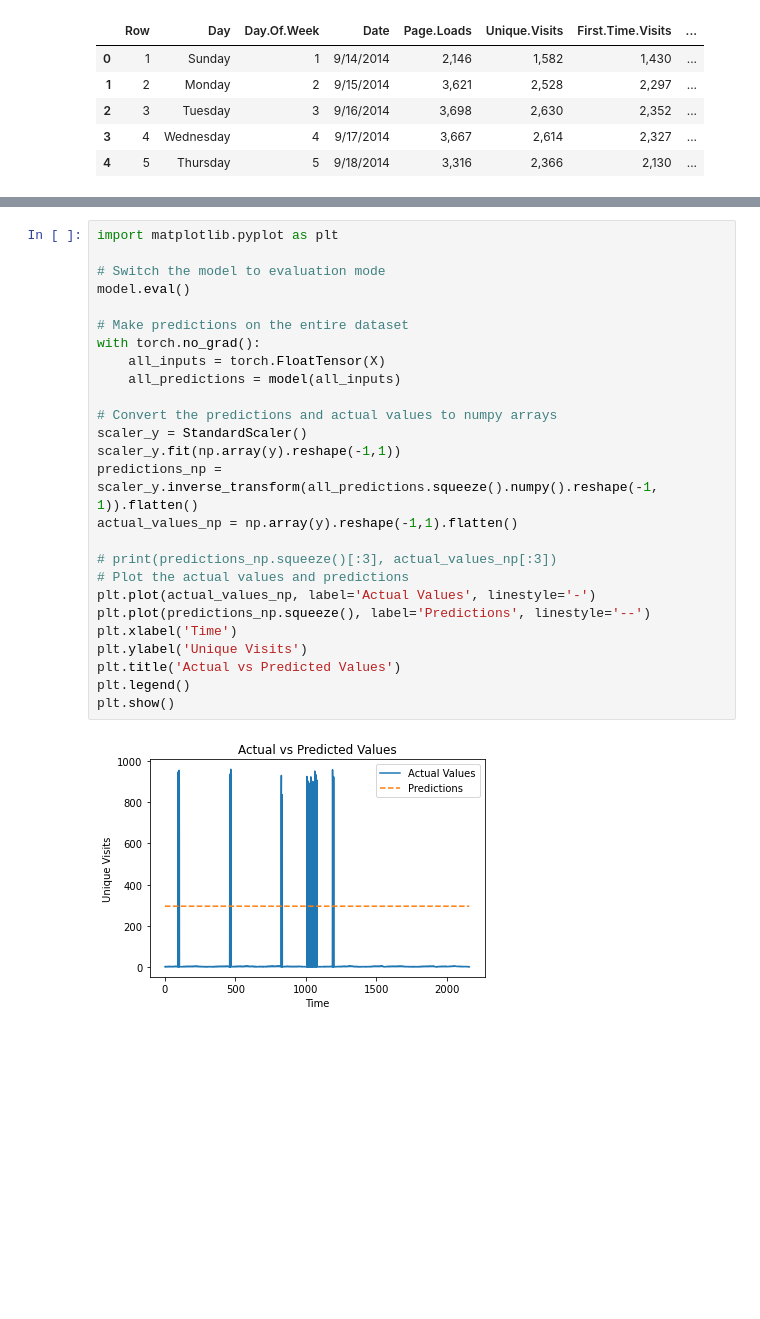
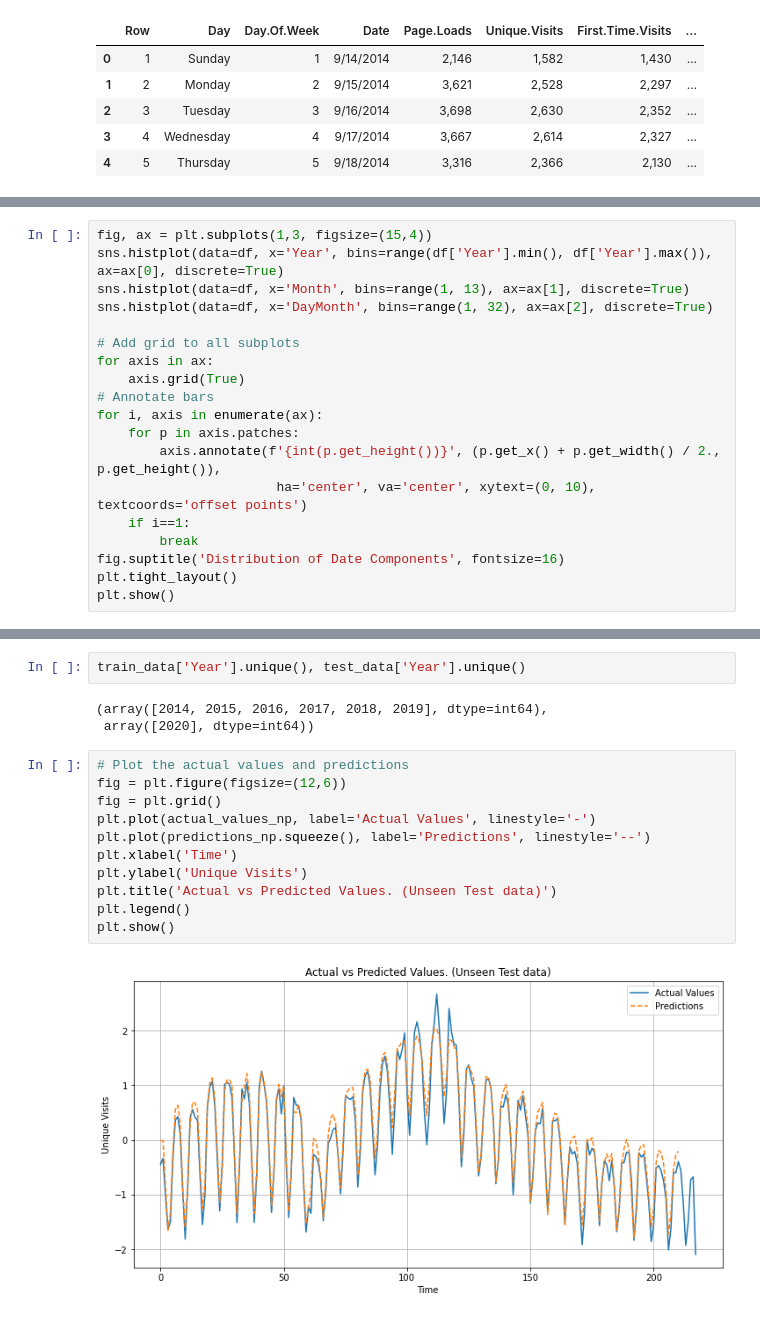
Before and after one commit to Saur9315/WebsiteVisitsAnalysis, a Jupyter notebook: notebooks/main.ipynb, the cells around one changed output, grey strips where cells are left out. Saved outputs shown, nothing was run; the diff lists cells and outputs as text; blank space fills up the shorter version.

```diff
--- a/notebooks/main.ipynb
+++ b/notebooks/main.ipynb
@@ -36,0 +60,19 @@ df.head()
+# %%
+fig, ax = plt.subplots(1,3, figsize=(15,4))
+sns.histplot(data=df, x='Year', bins=range(df['Year'].min(), df['Year'].max()), ax=ax[0], discrete=True)
+sns.histplot(data=df, x='Month', bins=range(1, 13), ax=ax[1], discrete=True)
+sns.histplot(data=df, x='DayMonth', bins=range(1, 32), ax=ax[2], discrete=True)
+
+# Add grid to all subplots
+for axis in ax:
+    axis.grid(True)
+# Annotate bars
+for i, axis in enumerate(ax):
+    for p in axis.patches:
+        axis.annotate(f'{int(p.get_height())}', (p.get_x() + p.get_width() / 2., p.get_height()),
+                       ha='center', va='center', xytext=(0, 10), textcoords='offset points')
+    if i==1:
+        break
+fig.suptitle('Distribution of Date Components', fontsize=16)
+plt.tight_layout()
+plt.show()
@@ -168,28 +521,18 @@ plt.show()
+# %%
+train_data['Year'].unique(), test_data['Year'].unique()
+# %% [output]
+(array([2014, 2015, 2016, 2017, 2018, 2019], dtype=int64),
+ array([2020], dtype=int64))
 # %%
-import matplotlib.pyplot as plt
-
-# Switch the model to evaluation mode
-model.eval()
-
-# Make predictions on the entire dataset
-with torch.no_grad():
-    all_inputs = torch.FloatTensor(X)
-    all_predictions = model(all_inputs)
-
-# Convert the predictions and actual values to numpy arrays
-scaler_y = StandardScaler()
-scaler_y.fit(np.array(y).reshape(-1,1))
-predictions_np = scaler_y.inverse_transform(all_predictions.squeeze().numpy().reshape(-1, 1)).flatten()
-actual_values_np = np.array(y).reshape(-1,1).flatten()
-
-# print(predictions_np.squeeze()[:3], actual_values_np[:3])
 # Plot the actual values and predictions
+fig = plt.figure(figsize=(12,6))
+fig = plt.grid()
 plt.plot(actual_values_np, label='Actual Values', linestyle='-')
 plt.plot(predictions_np.squeeze(), label='Predictions', linestyle='--')
 plt.xlabel('Time')
 plt.ylabel('Unique Visits')
-plt.title('Actual vs Predicted Values')
+plt.title('Actual vs Predicted Values. (Unseen Test data)')
 plt.legend()
 plt.show()
 # %% [output]
-[figure, old version]
+[figure, new version]
```
Also changed, not shown: parts of 32 cells of this notebook, 1 other file.
